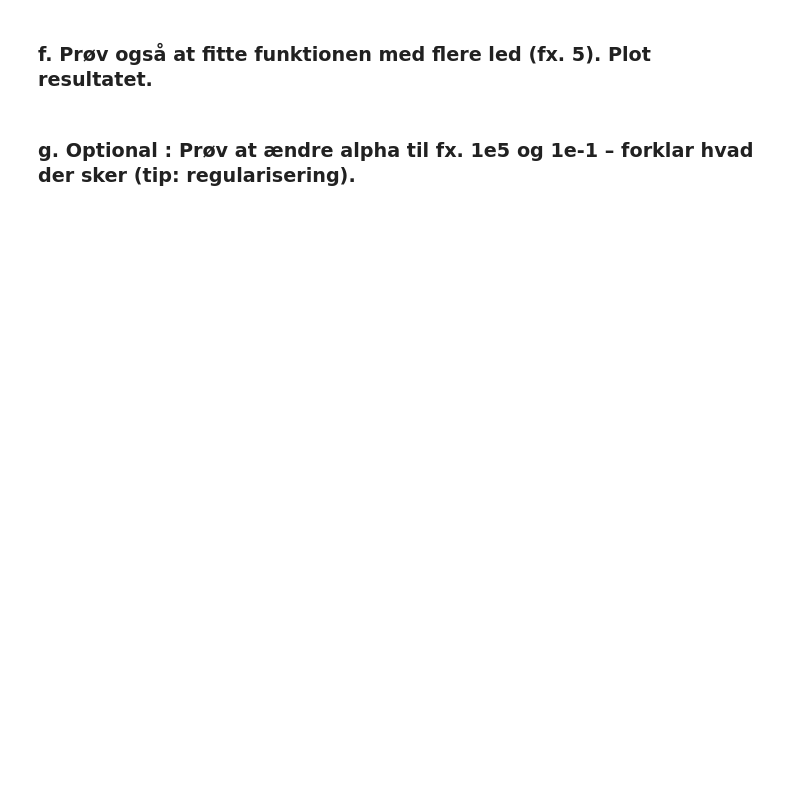
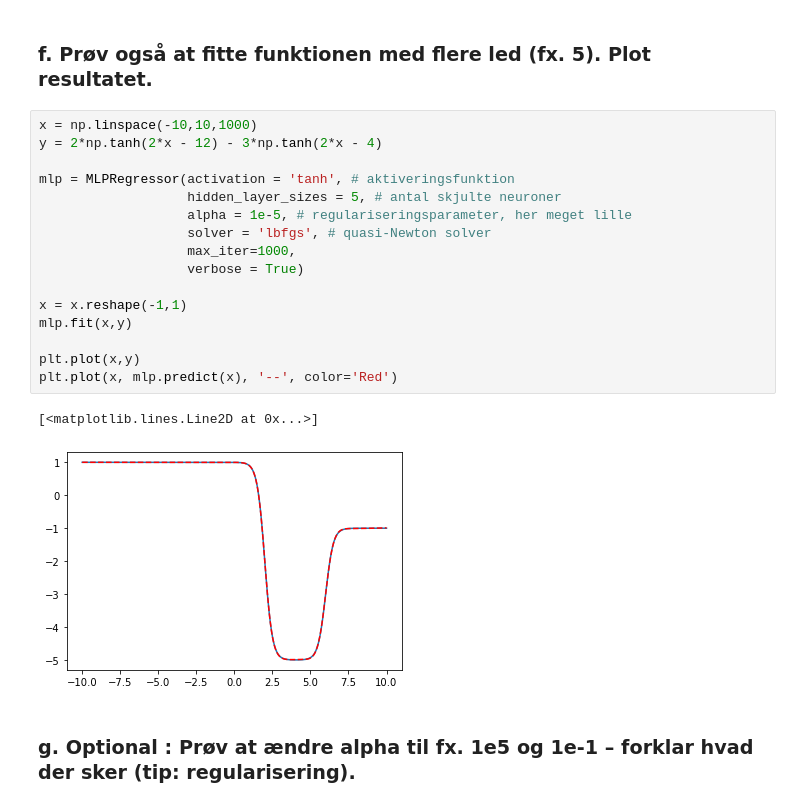
Before and after one commit to mortenhaahr/MAL, a Jupyter notebook: L06/L06.ipynb, the cells around one changed output. Drawn from its saved outputs; the diff is of its cells as text; blank space fills up the shorter version.

```diff
--- a/L06/L06.ipynb
+++ b/L06/L06.ipynb
@@ -59,4 +84,23 @@ Bias led:
 # %% [markdown]
 ### f. Prøv også at fitte funktionen med flere led (fx. 5). Plot resultatet.
+# %%
+x = np.linspace(-10,10,1000)
+y = 2*np.tanh(2*x - 12) - 3*np.tanh(2*x - 4)
+
+mlp = MLPRegressor(activation = 'tanh', # aktiveringsfunktion
+                   hidden_layer_sizes = 5, # antal skjulte neuroner
+                   alpha = 1e-5, # regulariseringsparameter, her meget lille
+                   solver = 'lbfgs', # quasi-Newton solver
+                   max_iter=1000,
+                   verbose = True)
+
+x = x.reshape(-1,1)
+mlp.fit(x,y)
+
+plt.plot(x,y)
+plt.plot(x, mlp.predict(x), '--', color='Red')
+# %% [output]
+[<matplotlib.lines.Line2D at 0x...>]
+[figure, added]
 # %% [markdown]
 ### g. Optional : Prøv at ændre alpha til fx. 1e5 og 1e-1 – forklar hvad der sker (tip: regularisering).
```
Also changed, not shown: parts of 10 cells of this notebook, 2 other files.
